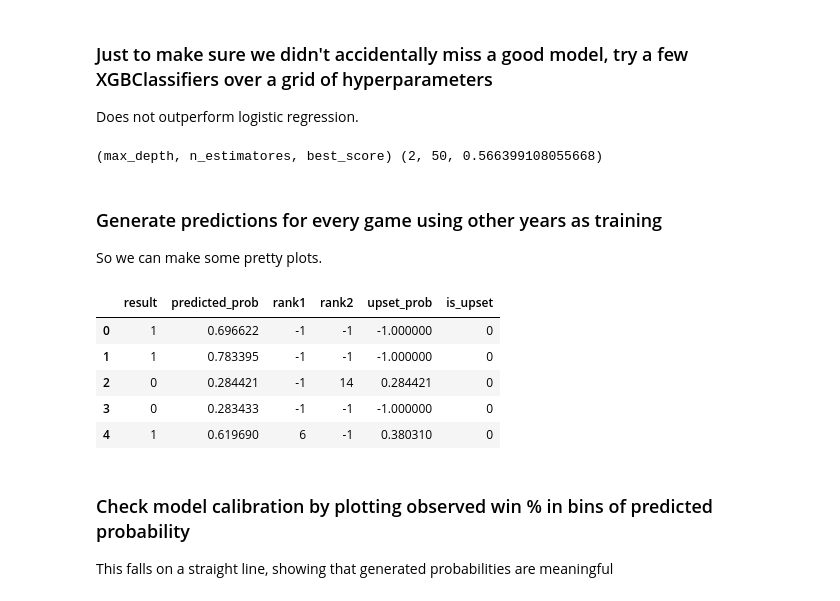
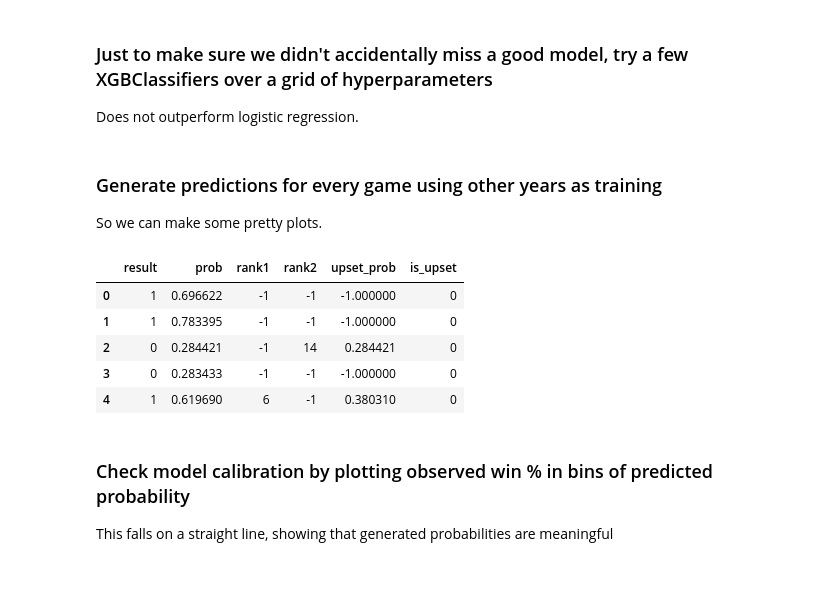
Before and after one commit to bjmarsh/WatchCBB, a Jupyter notebook: notebooks/game_model_train.ipynb, the cells around one changed output. Drawn from its saved outputs; the diff is of its cells as text; code cells hidden in the pictures.

```diff
--- a/notebooks/game_model_train.ipynb
+++ b/notebooks/game_model_train.ipynb
@@ -100,7 +102,7 @@ season_stats_df[["year","team_id","Tneteff","Tcorroeff","Tcorrdeff","rawpace","p
 * Randomly pick which team to use as "reference" team for relative statistics, so classes are balanced
 * Add in a bunch of features that we may need for model fitting
 # %%
-data = utils.compile_training_data(df.iloc[second], season_stats_dict, random_seed=1)
+data = utils.compile_training_data(df.iloc[second], season_stats_dict, sort='random', random_seed=1)
 print(data.shape)
 data.query("tid1=='purdue' | tid2=='purdue'").sample(frac=1, random_state=1).head(10)
 # %% [output]
@@ -251,8 +257,6 @@ for i in [2,3,4]:
         if score > best[2]:
             best = (i,j,score)
 print('(max_depth, n_estimatores, best_score)',best)
-# %% [output]
-(max_depth, n_estimatores, best_score) (2, 50, 0.566399108055668)
 # %% [markdown]
 ### Generate predictions for every game using other years as training
 So we can make some pretty plots.
@@ -269,35 +273,35 @@ for year in data.season.unique():
     logreg.fit(X_train, y_train)
     probs += logreg.predict_proba(X_valid)[:,1].tolist()
 
 data["prob"] = probs
 
 def get_upset_prob(row):
     # somewhat arbitrarily define an upset as an unranked team
     # beating a team ranked #20 or better, or a team beating
     # a team ranked at least 10 spots higher than itself
     if (row.rank1 < 0 and 0 < row.rank2 <= 20) or \
        (row.rank1 > 0 and row.rank2 > 0 and row.rank1-row.rank2 > 10):
         return row.prob
     if (row.rank2 < 0 and 0 < row.rank1 <= 20) or \
        (row.rank1 > 0 and row.rank2 > 0 and row.rank2-row.rank1 > 10):
         return 1-row.prob
     return -1.0
 
 def is_upset(row):
     if (row.rank1 < 0 and 0 < row.rank2 <= 20) or \
        (row.rank1 > 0 and row.rank2 > 0 and row.rank1-row.rank2 > 10):
         return row.result
     if (row.rank2 < 0 and 0 < row.rank1 <= 20) or \
        (row.rank1 > 0 and row.rank2 > 0 and row.rank2-row.rank1 > 10):
         return 1-row.result
     return 0
 
 data['upset_prob'] = data.apply(get_upset_prob, axis=1)
 data['is_upset'] = data.apply(is_upset, axis=1)
 
-data[['result','predicted_prob','rank1','rank2','upset_prob','is_upset']].head(5)
+data[['result','prob','rank1','rank2','upset_prob','is_upset']].head(5)
 # %% [output]
-|  | result | predicted_prob | rank1 | rank2 | upset_prob | is_upset |
+|  | result | prob | rank1 | rank2 | upset_prob | is_upset |
 | 0 | 1 | 0.696622 | -1 | -1 | -1.000000 | 0 |
 | 1 | 1 | 0.783395 | -1 | -1 | -1.000000 | 0 |
 | 2 | 0 | 0.284421 | -1 | 14 | 0.284421 | 0 |
```
Also changed, not shown: parts of 8 cells of this notebook, 6 other files.
